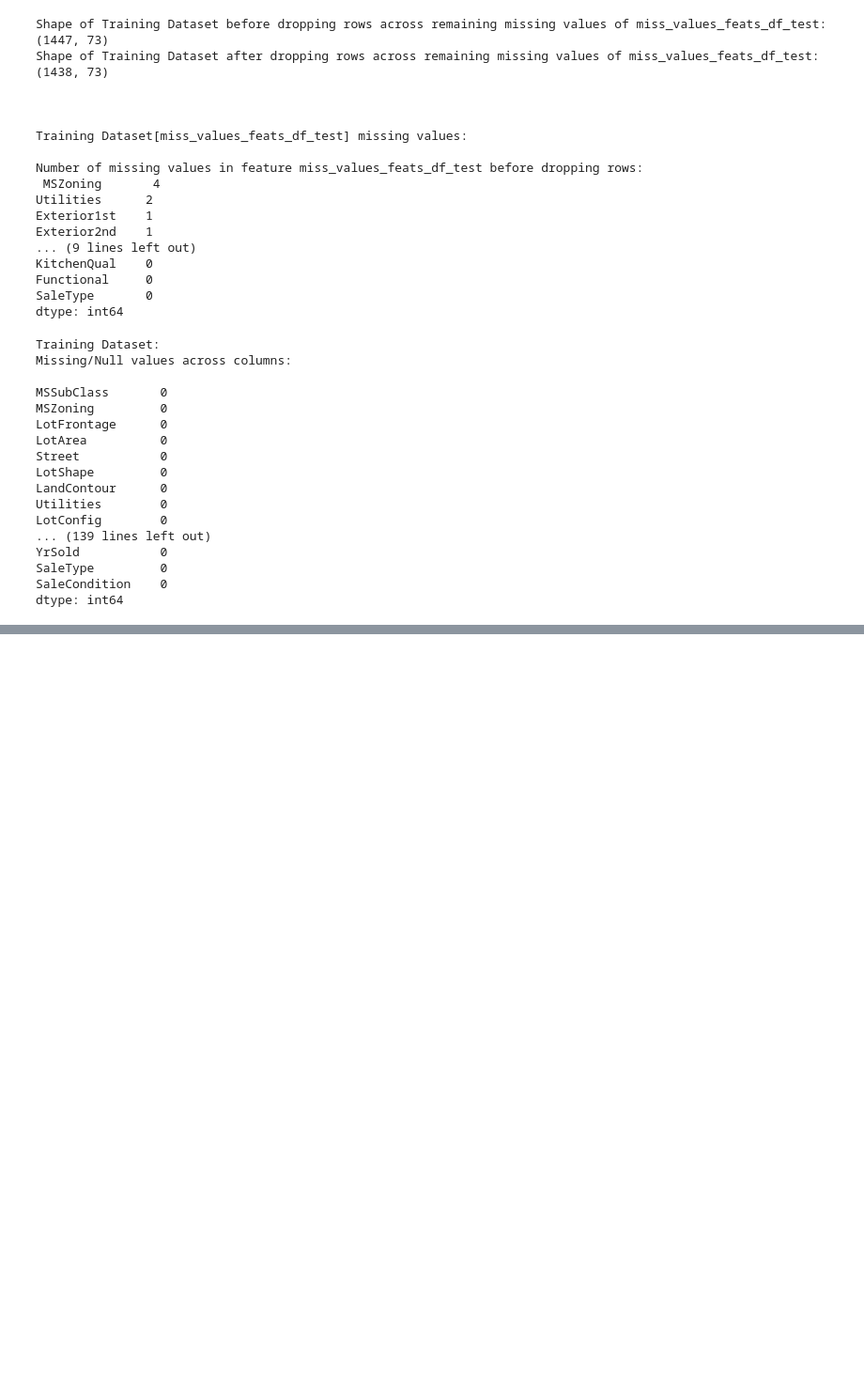
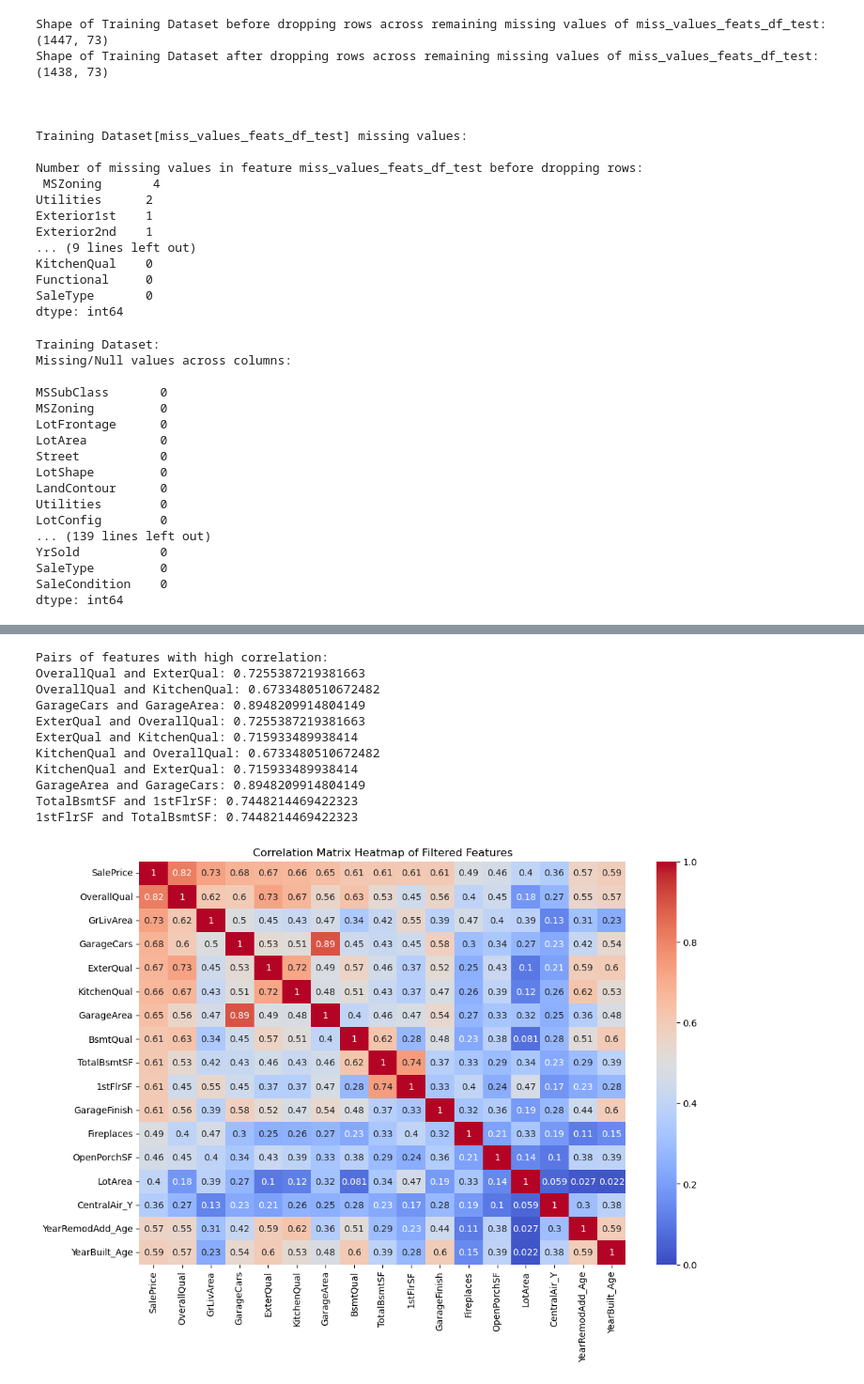
Before and after one commit to bilal1203/Supervised-Learning-Regression-Algorithms-Implementation, a Jupyter notebook: EDA and DataPreprocessing/EDA_ and_DataPreprocessing.ipynb, the cells around one changed output, grey strips where cells are left out. Shown: that part at 94% size. Drawn from its saved outputs; the diff is of its cells as text; code cells hidden in the pictures; blank space fills up the shorter version.

Commit message:
3rd commit, have done most of the data preprocessing and am also done with the feature selection.

```diff
--- a/EDA and DataPreprocessing/EDA_ and_DataPreprocessing.ipynb
+++ b/EDA and DataPreprocessing/EDA_ and_DataPreprocessing.ipynb
@@ -813,0 +971,4 @@ ValueError: num must be an integer with 1 <= num <= 4, not 5
+# %%
+print(df_test.loc[2593, 'GarageYrBlt'])
+df_test = df_test.drop(index=[2593])
+datas = [('Training Dataset', data_copy), ('Testing Dataset', df_test)]
@@ -813,0 +1290,16 @@ ValueError: num must be an integer with 1 <= num <= 4, not 5
+# %%
+from sklearn.feature_selection import RFE
+from sklearn.ensemble import GradientBoostingRegressor
+
+# Initialize Gradient Boosting model
+gb = GradientBoostingRegressor(random_state=42)
+
+# Initialize RFE
+rfe = RFE(estimator=gb, n_features_to_select=20, step=1)
+
+# Fit RFE
+rfe.fit(data_copy.drop(columns=['SalePrice']), data_copy['SalePrice'])
+
+# Get selected features from RFE
+selected_features_rfe = data_copy.drop(columns=['SalePrice']).columns[rfe.support_].tolist()
+selected_features_rfe
@@ -813,0 +1466,43 @@ ValueError: num must be an integer with 1 <= num <= 4, not 5
+# %%
+# Get the subset of the dataframe with only the filtered features
+filtered_data = data_copy[filtered_features['Feature']]
+
+# Calculate the correlation matrix for the selected features
+filtered_corr_matrix = filtered_data.corr().abs()
+
+# Set a threshold for high correlation between features
+multicollinearity_threshold = 0.65
+
+# Identify pairs of features with high correlation
+high_corr_pairs = [
+    (i, j) for i in filtered_corr_matrix.columns for j in filtered_corr_matrix.columns
+    if i != j and filtered_corr_matrix.loc[i, j] > multicollinearity_threshold
+]
+
+# Display the pairs of features with high correlation
+print("Pairs of features with high correlation:")
+for pair in high_corr_pairs:
+    corr_value = filtered_corr_matrix.loc[pair[0], pair[1]]
+    print(f"{pair[0]} and {pair[1]}: {corr_value}")
+
+
+# Generate a heatmap for the correlation matrix of filtered features and SalePrice
+filtered_features_SalePrice_data = data_copy[['SalePrice'] + list(filtered_features['Feature'])]
+filtered_features_SalePrice__corr_matrix = filtered_features_SalePrice_data.corr().abs()
+plt.figure(figsize=(12, 8))
+sns.heatmap(filtered_features_SalePrice__corr_matrix, annot=True, cmap="coolwarm", vmin=0, vmax=1)
+plt.title('Correlation Matrix Heatmap of Filtered Features')
+plt.show()
+# %% [output]
+Pairs of features with high correlation:
+OverallQual and ExterQual: 0.7255387219381663
+OverallQual and KitchenQual: 0.6733480510672482
+GarageCars and GarageArea: 0.8948209914804149
+ExterQual and OverallQual: 0.7255387219381663
+ExterQual and KitchenQual: 0.715933489938414
+KitchenQual and OverallQual: 0.6733480510672482
+KitchenQual and ExterQual: 0.715933489938414
+GarageArea and GarageCars: 0.8948209914804149
+TotalBsmtSF and 1stFlrSF: 0.7448214469422323
+1stFlrSF and TotalBsmtSF: 0.7448214469422323
+[figure, added]
```
Also changed, not shown: parts of 36 cells of this notebook.
